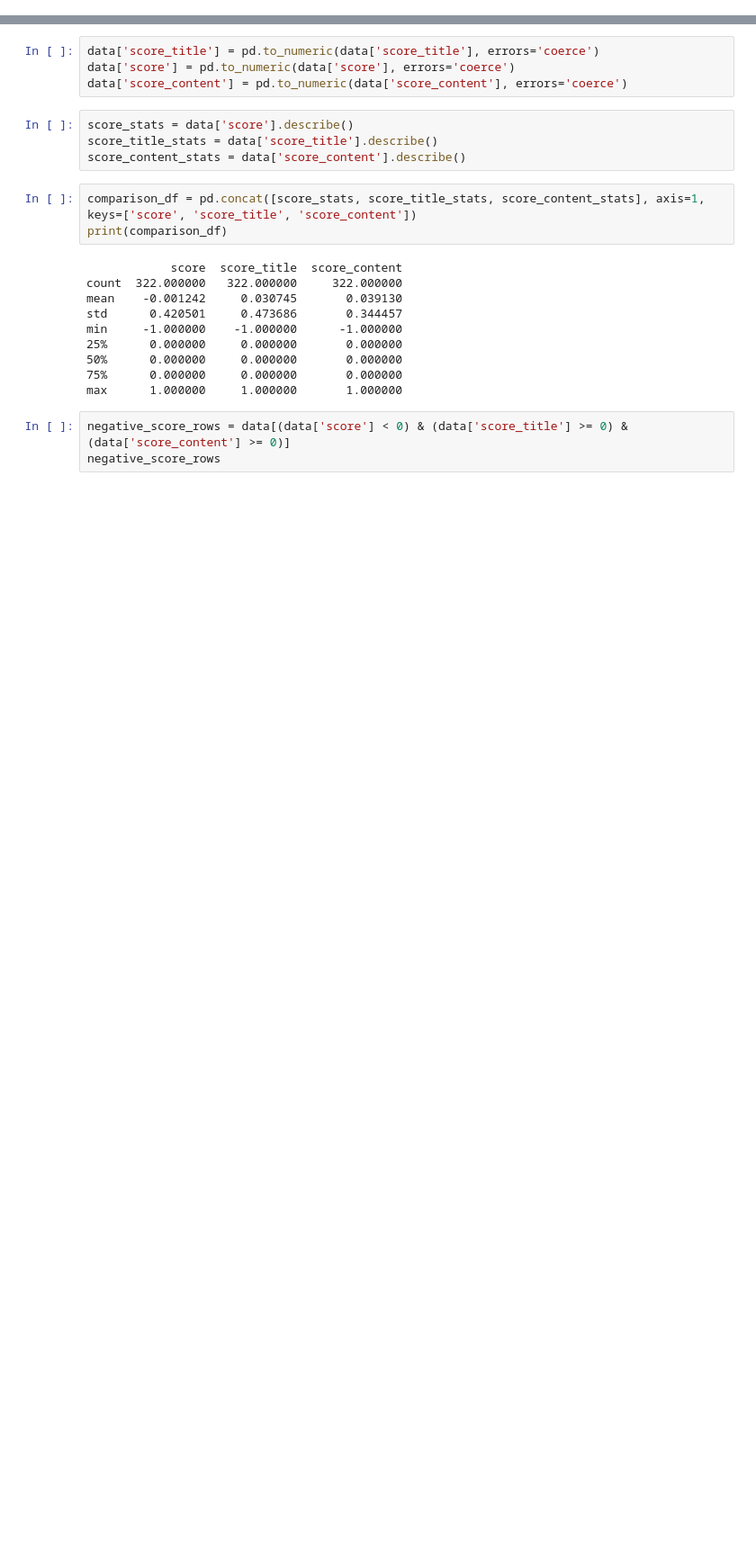
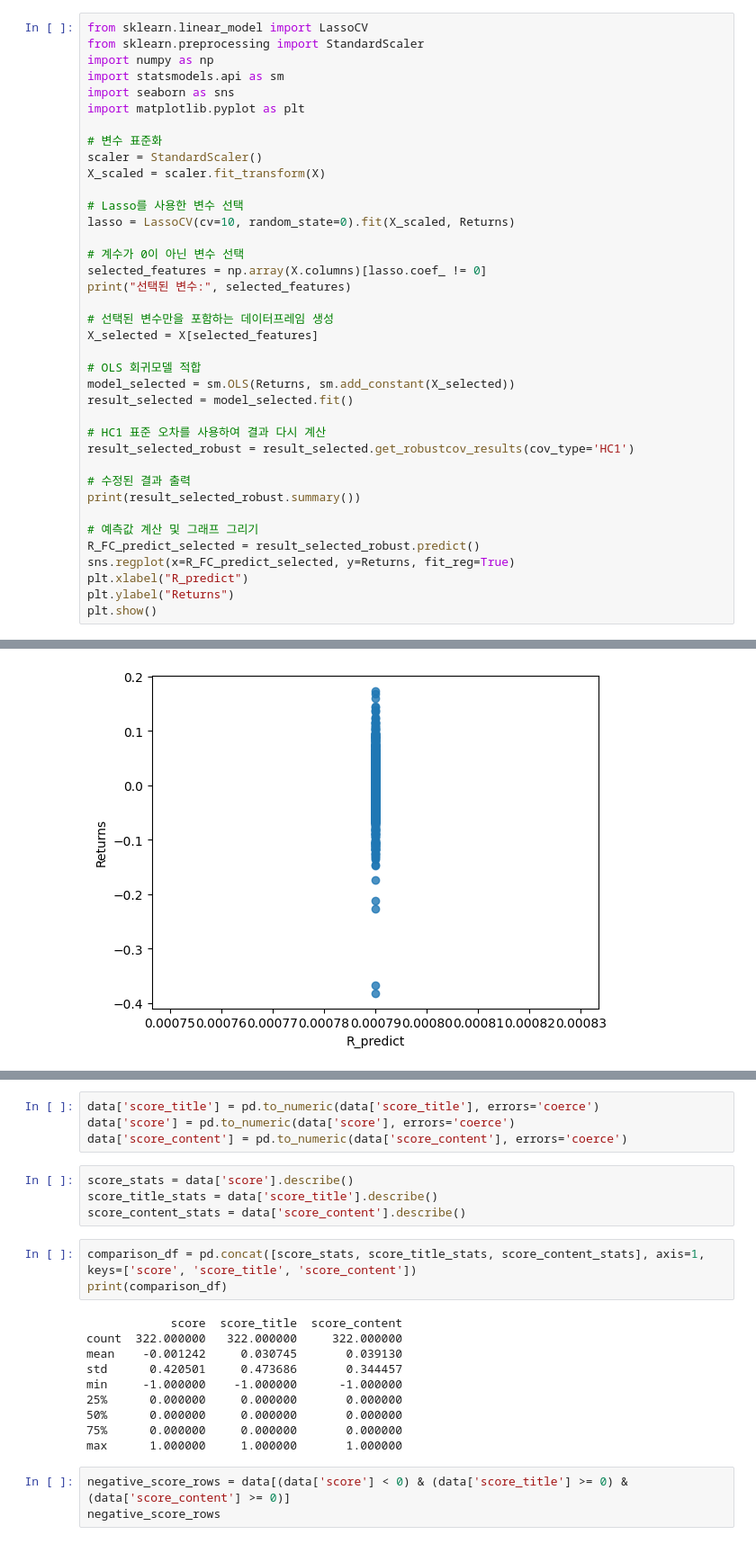
Before and after one commit to boyu571/LLM_based_investment_research, a Jupyter notebook: empirical_analysis/eng_data_analysis.ipynb, the cells around one changed output, grey strips where cells are left out. Shown at 90% size. Drawn from its saved outputs; the diff is of its cells as text; blank space fills up the shorter version.

```diff
--- a/empirical_analysis/eng_data_analysis.ipynb
+++ b/empirical_analysis/eng_data_analysis.ipynb
@@ -22,0 +444,39 @@ data
+# %%
+from sklearn.linear_model import LassoCV
+from sklearn.preprocessing import StandardScaler
+import numpy as np
+import statsmodels.api as sm
+import seaborn as sns
+import matplotlib.pyplot as plt
+
+# 변수 표준화
+scaler = StandardScaler()
+X_scaled = scaler.fit_transform(X)
+
+# Lasso를 사용한 변수 선택
+lasso = LassoCV(cv=10, random_state=0).fit(X_scaled, Returns)
+
+# 계수가 0이 아닌 변수 선택
+selected_features = np.array(X.columns)[lasso.coef_ != 0]
+print("선택된 변수:", selected_features)
+
+# 선택된 변수만을 포함하는 데이터프레임 생성
+X_selected = X[selected_features]
+
+# OLS 회귀모델 적합
+model_selected = sm.OLS(Returns, sm.add_constant(X_selected))
+result_selected = model_selected.fit()
+
+# HC1 표준 오차를 사용하여 결과 다시 계산
+result_selected_robust = result_selected.get_robustcov_results(cov_type='HC1')
+
+# 수정된 결과 출력
+print(result_selected_robust.summary())
+
+# 예측값 계산 및 그래프 그리기
+R_FC_predict_selected = result_selected_robust.predict()
+sns.regplot(x=R_FC_predict_selected, y=Returns, fit_reg=True)
+plt.xlabel("R_predict")
+plt.ylabel("Returns")
+plt.show()
+# %% [output]
@@ -22,0 +500 @@ data
+[figure, added]
```
Also changed, not shown: parts of 29 cells of this notebook, 4 other files.
